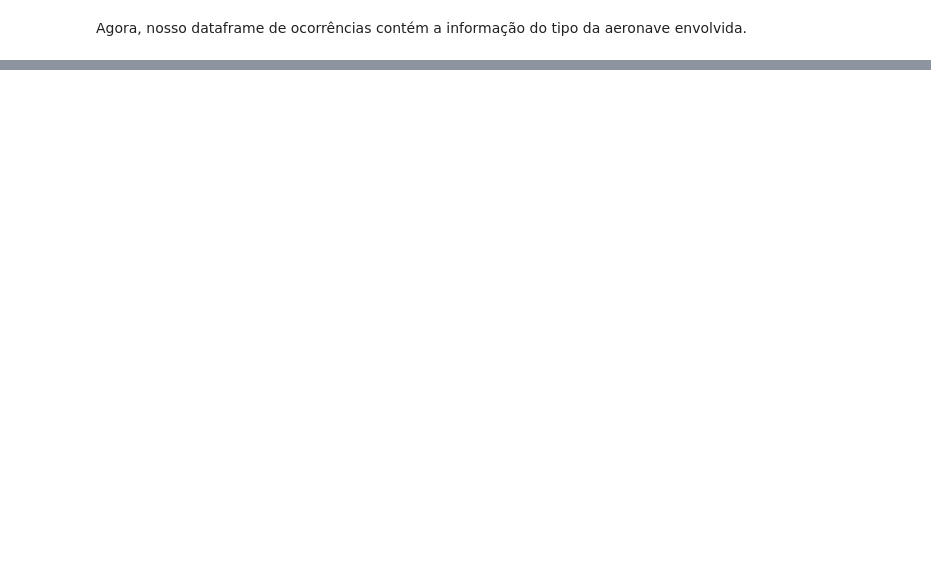
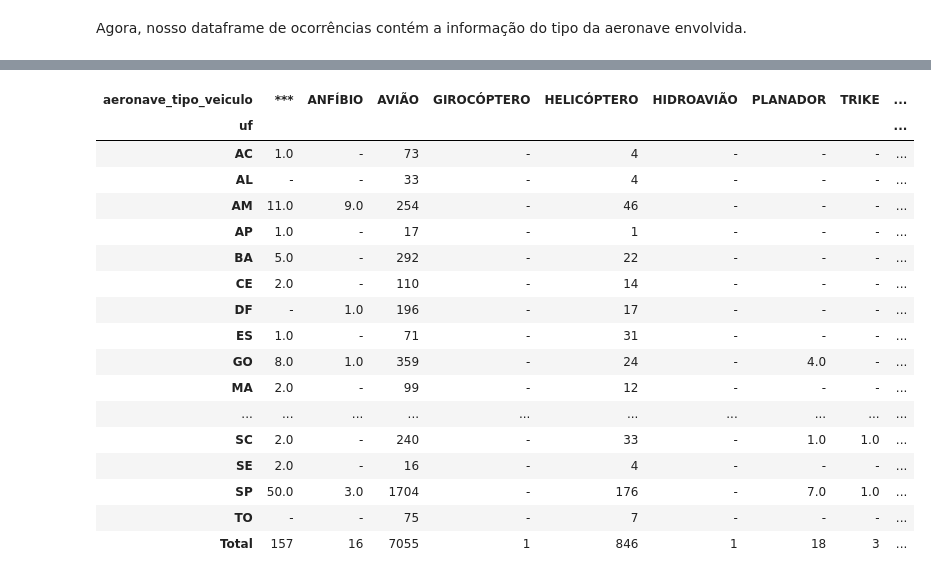
Before and after one commit to lucas-mdsena/python_udemy_module_2, a Jupyter notebook: notebook_pandas.ipynb, the cells around one changed output, grey strips where cells are left out. Drawn from its saved outputs; the diff is of its cells as text; code cells hidden in the pictures; blank space fills up the shorter version.

```diff
--- a/notebook_pandas.ipynb
+++ b/notebook_pandas.ipynb
@@ -1208,8 +1208,8 @@ df_aeronave = df_aeronave.drop(index_duplicados)
 Vamos trazer o tipo da aeronave para a tabela de ocorrências.<br>
 As operações de join podem ser feitas usando o método [merge](https://pandas.pydata.org/docs/reference/api/pandas.merge.html).
 # %%
-df_tratado = pd.merge(df_tratado, df_aeronave[['codigo_ocorrencia2', 'aeronave_tipo_veiculo']], how='left', on=['codigo_ocorrencia2', 'codigo_ocorrencia2'])
-df_tratado.head()
+df_join = pd.merge(df_tratado, df_aeronave[['codigo_ocorrencia2', 'aeronave_tipo_veiculo']], how='left', on=['codigo_ocorrencia2', 'codigo_ocorrencia2'])
+df_join.head()
 # %% [output]
 |  | codigo_ocorrencia | codigo_ocorrencia1 | codigo_ocorrencia2 | codigo_ocorrencia3 | codigo_ocorrencia4 | ... |
 | 0 | 83097 | 83097 | 83097 | 83097 | 83097 | ... |
@@ -1222,0 +1231,33 @@ Agora, nosso dataframe de ocorrências contém a informação do tipo da aeronav
+# %%
+# Cria a pivot table
+
+pivot_ocorrencias = df_join.pivot_table(
+    values='total_aeronaves_envolvidas', # Qual coluna de valores será usada na nossa tabela
+    index='uf', # Por qual coluna vamos agrupar (pode ser usada mais de uma, semelhante ao group_by)
+    columns='aeronave_tipo_veiculo', # Qual coluna será utilizada nas colunas
+    margins=True, # Inclui uma coluna de sumarização dos valores
+    margins_name='Total', # Nomeia a coluna de sumarização
+    aggfunc='sum', # Função de agregação
+    fill_value='-' # Preenche missing values
+)
+
+pivot_ocorrencias
+# %% [output]
+| aeronave_tipo_veiculo | *** | ANFÍBIO | AVIÃO | GIROCÓPTERO | HELICÓPTERO | HIDROAVIÃO | PLANADOR | TRIKE | ... |
+| uf |  |  |  |  |  |  |  |  | ... |
+| AC | 1.0 | - | 73 | - | 4 | - | - | - | ... |
+| AL | - | - | 33 | - | 4 | - | - | - | ... |
+| AM | 11.0 | 9.0 | 254 | - | 46 | - | - | - | ... |
+| AP | 1.0 | - | 17 | - | 1 | - | - | - | ... |
+| BA | 5.0 | - | 292 | - | 22 | - | - | - | ... |
+| CE | 2.0 | - | 110 | - | 14 | - | - | - | ... |
+| DF | - | 1.0 | 196 | - | 17 | - | - | - | ... |
+| ES | 1.0 | - | 71 | - | 31 | - | - | - | ... |
+| GO | 8.0 | 1.0 | 359 | - | 24 | - | 4.0 | - | ... |
+| MA | 2.0 | - | 99 | - | 12 | - | - | - | ... |
+| ... | ... | ... | ... | ... | ... | ... | ... | ... | ... |
+| SC | 2.0 | - | 240 | - | 33 | - | 1.0 | 1.0 | ... |
+| SE | 2.0 | - | 16 | - | 4 | - | - | - | ... |
+| SP | 50.0 | 3.0 | 1704 | - | 176 | - | 7.0 | 1.0 | ... |
+| TO | - | - | 75 | - | 7 | - | - | - | ... |
+| Total | 157 | 16 | 7055 | 1 | 846 | 1 | 18 | 3 | ... |
```
Also changed, not shown: parts of 6 cells of this notebook.
